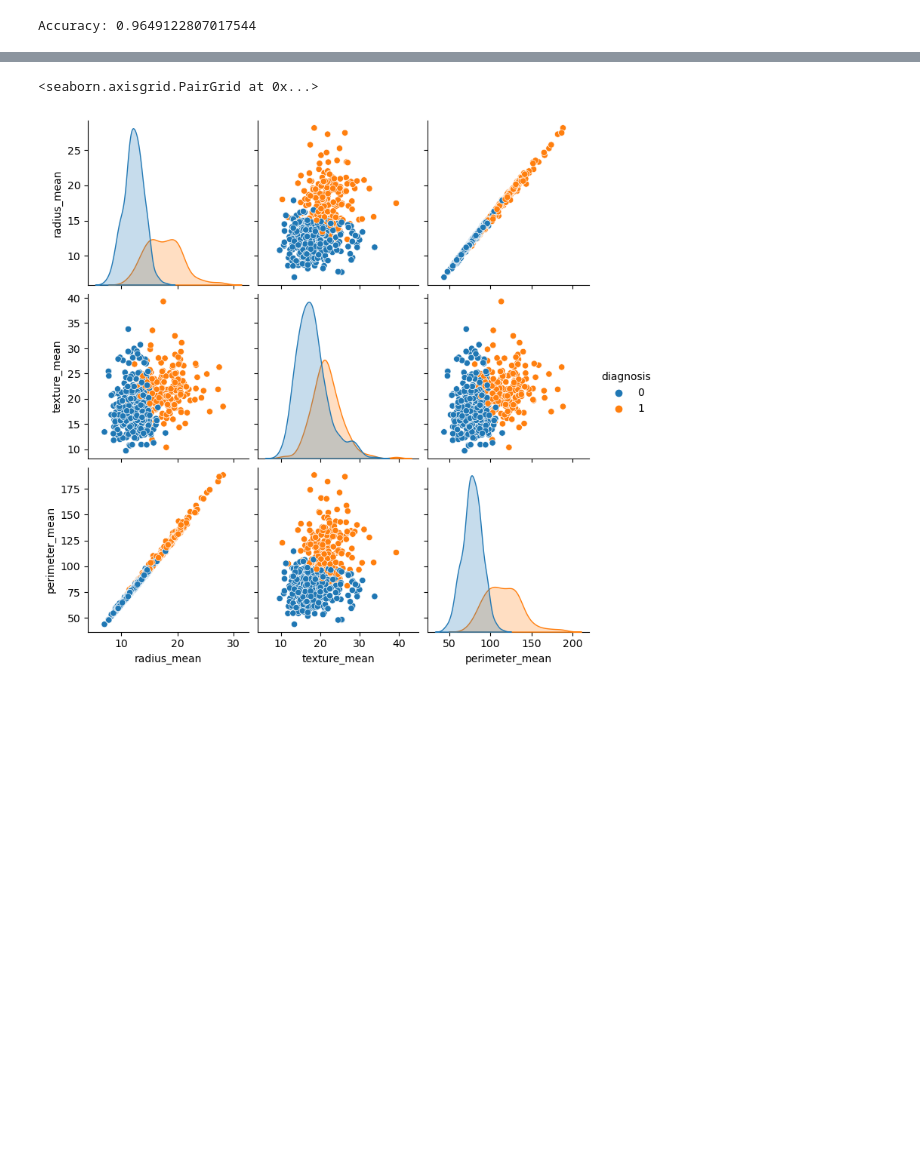
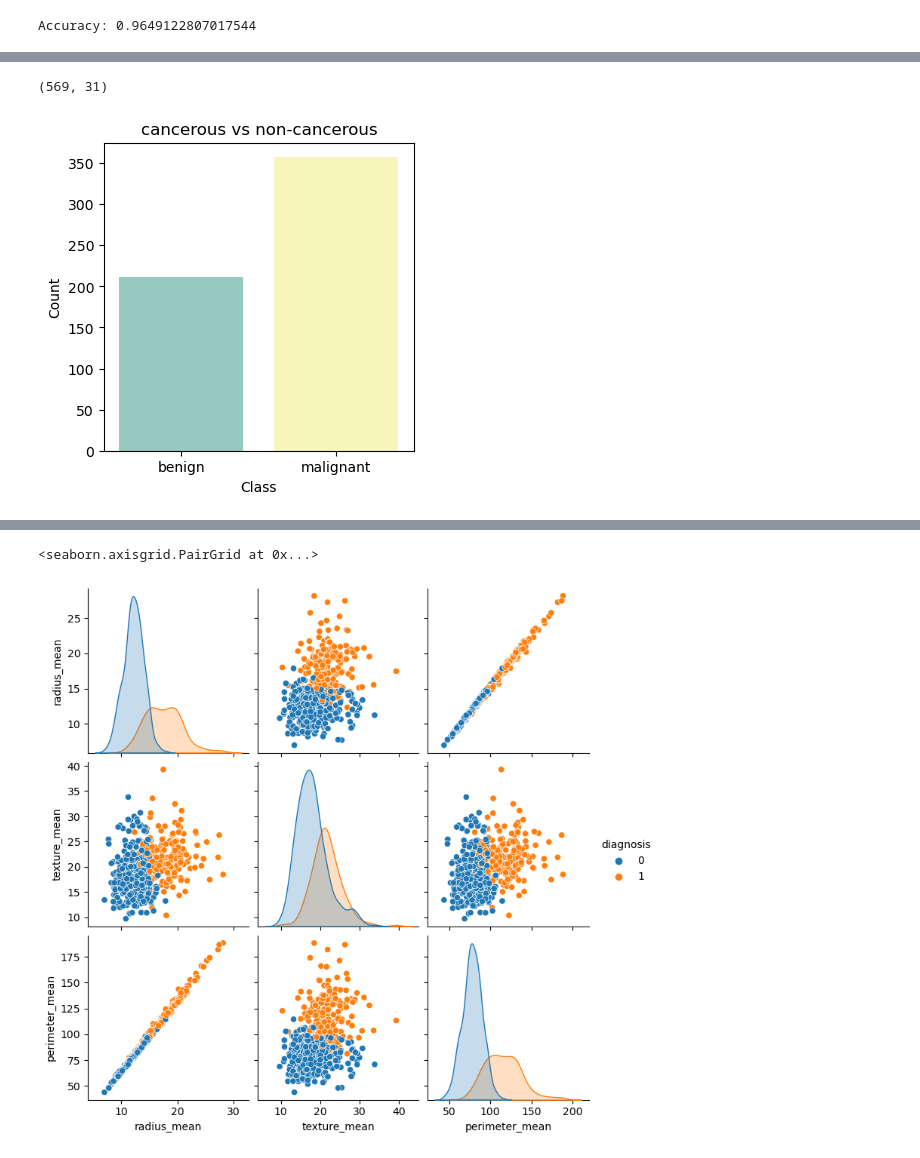
Before and after one commit to LEENAPRABU/POWERBI-PROJECT, a Jupyter notebook: Breast_cancer_prediction.ipynb, the cells around one changed output, grey strips where cells are left out. Cells and saved outputs as stored; diff of their text form; code cells hidden in the pictures; blank space fills up the shorter version.

```diff
--- a/Breast_cancer_prediction.ipynb
+++ b/Breast_cancer_prediction.ipynb
@@ -33 +31,4 @@ y_binary = np.where(y==0, 0, 1)
+# %%
+X = df.drop('target', axis=1)
+y = df['target']
 # %%
@@ -34,0 +45,2 @@ X_train, X_test, y_train, y_test = train_test_split(X, y_binary, test_size=0.2,
+# %%
+target_names = ['benign', 'malignant']
@@ -59,4 +73,18 @@ Classification Report:
     accuracy                           0.96       114
    macro avg       0.97      0.96      0.96       114
 weighted avg       0.97      0.96      0.96       114
+# %%
+df.shape
+# %% [output]
+(569, 31)
+# %%
+plt.figure(figsize=(4,4))
+plt.title('cancerous vs non-cancerous')
+sns.countplot(x=y, palette="Set3")
+plt.xticks(ticks=[0, 1], labels=target_names)
+plt.xlabel('Class')
+plt.ylabel('Count')
+plt.show()
+# %% [output]
+[figure, added]
 # %%
```
Also changed, not shown: parts of 17 cells of this notebook.
